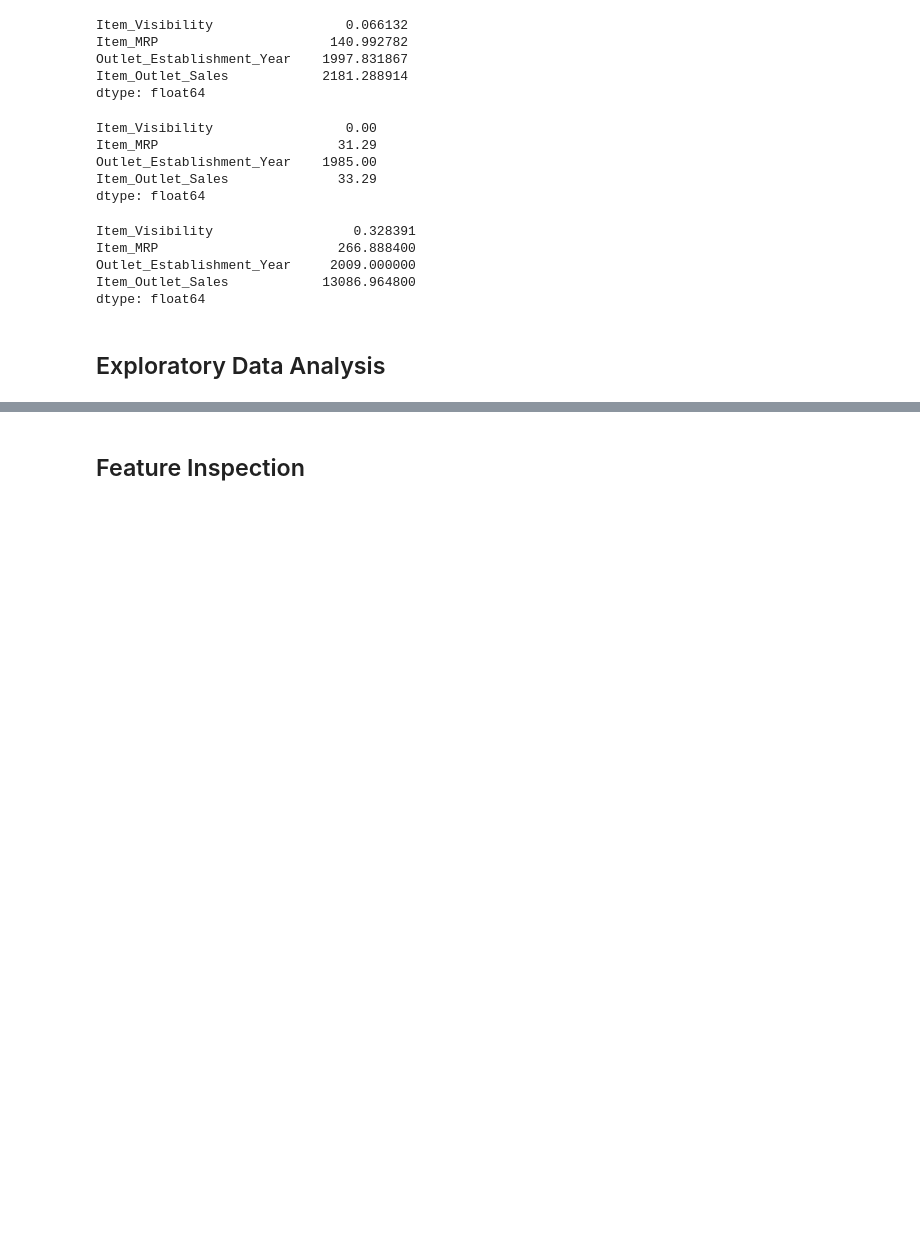
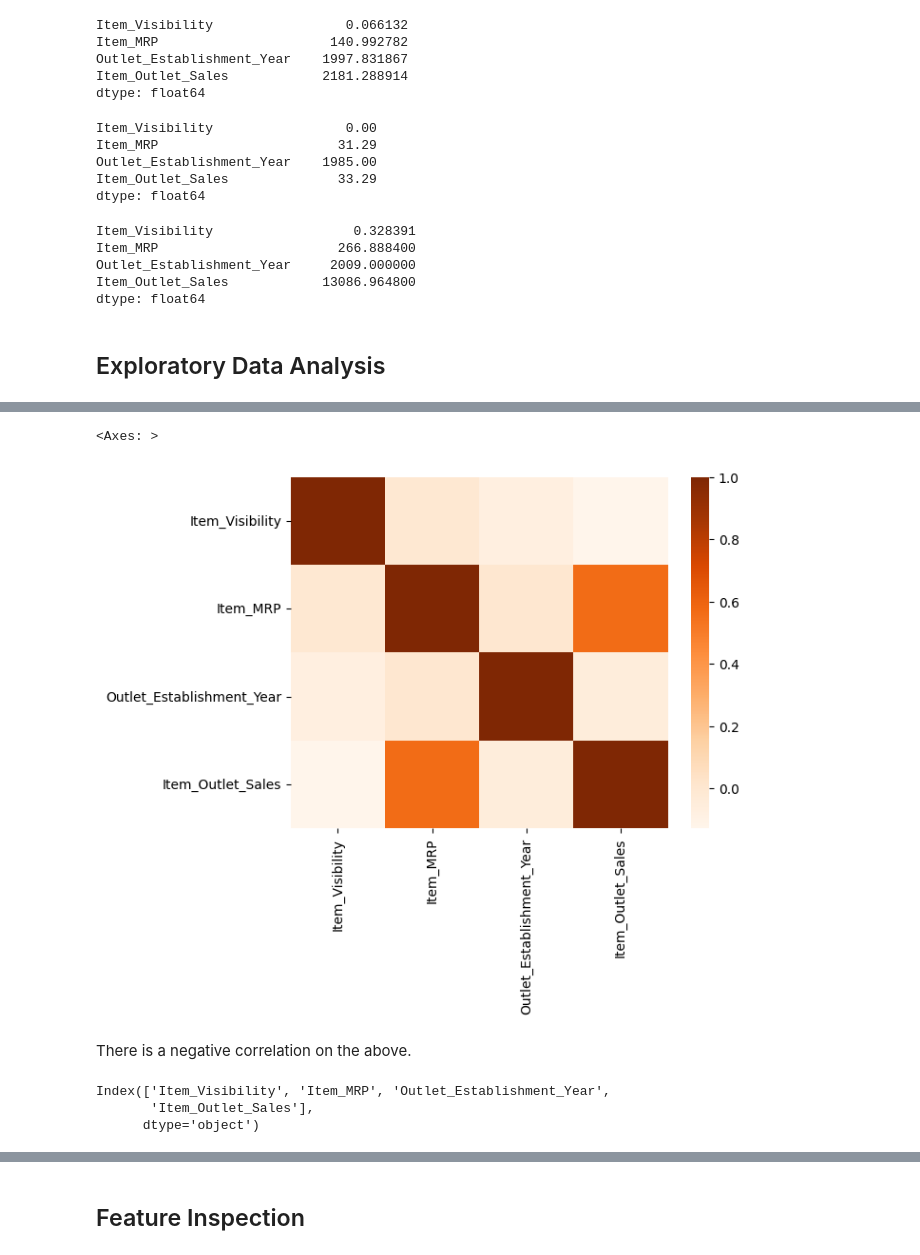
Before and after one commit to NMtuzula/Prediction-of-Product-Sales, a Jupyter notebook: Headers.ipynb, the cells around one changed output, grey strips where cells are left out. Saved outputs shown, nothing was run; the diff lists cells and outputs as text; code cells hidden in the pictures; blank space fills up the shorter version.

```diff
--- a/Headers.ipynb
+++ b/Headers.ipynb
@@ -327,0 +337,4 @@ dtype: float64
+# %%
+# Find correlations
+corr = df_predictions.corr(numeric_only = True)
+corr.round(2)
@@ -327,0 +347,16 @@ dtype: float64
+# %%
+# heatmap using the correlations from above
+sns.heatmap(corr, cmap = "Oranges")
+# %% [output]
+<Axes: >
+[figure, added]
+# %% [markdown]
+There is a negative correlation on the above.
+# %%
+#Histogram on numerical features
+num_col = df_predictions.select_dtypes('number').columns
+num_col
+# %% [output]
+Index(['Item_Visibility', 'Item_MRP', 'Outlet_Establishment_Year',
+       'Item_Outlet_Sales'],
+      dtype='object')
```
Also changed, not shown: parts of 38 cells of this notebook.
